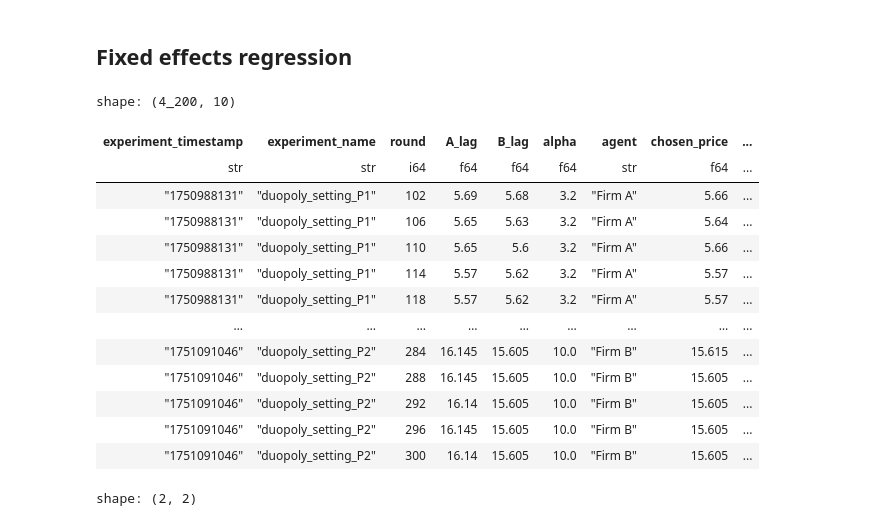
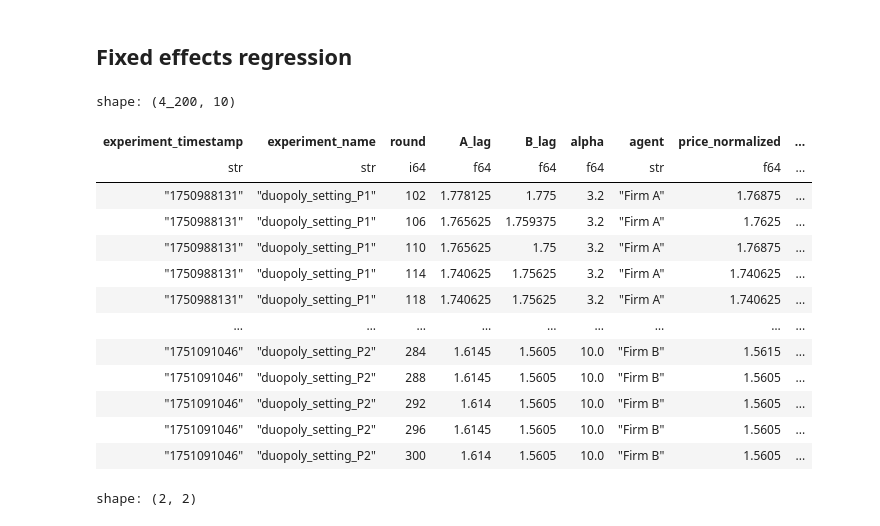
Before and after one commit to luciasauer/algorithmic_pricing_llms, a Jupyter notebook: notebooks/results_duopoly_juli.ipynb, the cells around one changed output. Drawn from its saved outputs; the diff is of its cells as text; code cells hidden in the pictures.

Commit message:
duopoly results regression

```diff
--- a/notebooks/results_duopoly_juli.ipynb
+++ b/notebooks/results_duopoly_juli.ipynb
@@ -43,7 +43,10 @@ shape: (50_400, 40)
 # Symmetric
 ---
 # %%
-df_sym = df_duopoly.filter(df_duopoly["is_symmetric"] == True)
+df_sym = df_duopoly.filter(df_duopoly["is_symmetric"]).with_columns(
+    (pl.col("chosen_price") / pl.col("alpha")).alias("price_normalized"),
+    (pl.col("profit") / pl.col("alpha")).alias("profit_normalized"),
+)
 # %% [markdown]
 ## Fixed effects regression
 # %%
@@ -53,7 +56,7 @@ df_fe = df_sym.select(
         "experiment_name",
         "round",
         "agent",
-        "chosen_price",
+        "price_normalized",
         "alpha",
     ]
 )
@@ -64,7 +67,7 @@ df_fe = df_fe.sort(
 
 df_fe = df_fe.with_columns(
     [
-        pl.col("chosen_price")
+        pl.col("price_normalized")
         .shift(1)
         .over(["experiment_timestamp", "experiment_name", "agent"])
         .alias("price_lag_own")
@@ -73,7 +76,7 @@ df_fe = df_fe.with_columns(
 
 # Get competitor's price by reshaping the table (pivot)
 df_fe_pivot = df_fe.pivot(
-    values="chosen_price",
+    values="price_normalized",
     index=["experiment_timestamp", "experiment_name", "round", "alpha"],
     on="agent",
 )
@@ -94,7 +97,7 @@ df_fe_long = df_fe_pivot.unpivot(
         "alpha",
     ],
     variable_name="agent",
-    value_name="chosen_price",
+    value_name="price_normalized",
 )
 
 # Map competitor lag price
@@ -119,46 +122,46 @@ df_fe_long = df_fe_long.with_columns(
 
 # Also map own lag price
 df_fe_long = df_fe_long.with_columns(
     [
         pl.when(pl.col("agent") == "Firm A")
         .then(pl.col("A_lag"))
         .otherwise(pl.col("B_lag"))
         .alias("price_lag_own")
     ]
 )
 
 # Filter only disjoint periods: rounds 2, 4, 6, 8, etc.
 df_fe_final = df_fe_long.filter(pl.col("round") % 2 == 0)
 
 # Keep only 100 - 300 rounds (for convergence reasons)
 df_fe_final = df_fe_final.filter(df_fe_final["round"] > 100)
 
 # Define which agent to keep based on round number
 df_fe_final = df_fe_final.filter(
     (
         ((pl.col("round") % 4 == 2) & (pl.col("agent") == "Firm A"))
         | ((pl.col("round") % 4 == 0) & (pl.col("agent") == "Firm B"))
     )
 )
 
 df_fe_final = df_fe_final.sort(["experiment_timestamp", "alpha", "agent", "round"])
 
 df_fe_final
 # %% [output]
 shape: (4_200, 10)
-| experiment_timestamp | experiment_name | round | A_lag | B_lag | alpha | agent | chosen_price | ... |
+| experiment_timestamp | experiment_name | round | A_lag | B_lag | alpha | agent | price_normalized | ... |
 | str | str | i64 | f64 | f64 | f64 | str | f64 | ... |
-| "1750988131" | "duopoly_setting_P1" | 102 | 5.69 | 5.68 | 3.2 | "Firm A" | 5.66 | ... |
-| "1750988131" | "duopoly_setting_P1" | 106 | 5.65 | 5.63 | 3.2 | "Firm A" | 5.64 | ... |
-| "1750988131" | "duopoly_setting_P1" | 110 | 5.65 | 5.6 | 3.2 | "Firm A" | 5.66 | ... |
-| "1750988131" | "duopoly_setting_P1" | 114 | 5.57 | 5.62 | 3.2 | "Firm A" | 5.57 | ... |
-| "1750988131" | "duopoly_setting_P1" | 118 | 5.57 | 5.62 | 3.2 | "Firm A" | 5.57 | ... |
+| "1750988131" | "duopoly_setting_P1" | 102 | 1.778125 | 1.775 | 3.2 | "Firm A" | 1.76875 | ... |
+| "1750988131" | "duopoly_setting_P1" | 106 | 1.765625 | 1.759375 | 3.2 | "Firm A" | 1.7625 | ... |
+| "1750988131" | "duopoly_setting_P1" | 110 | 1.765625 | 1.75 | 3.2 | "Firm A" | 1.76875 | ... |
+| "1750988131" | "duopoly_setting_P1" | 114 | 1.740625 | 1.75625 | 3.2 | "Firm A" | 1.740625 | ... |
+| "1750988131" | "duopoly_setting_P1" | 118 | 1.740625 | 1.75625 | 3.2 | "Firm A" | 1.740625 | ... |
 | … | … | … | … | … | … | … | … | ... |
-| "1751091046" | "duopoly_setting_P2" | 284 | 16.145 | 15.605 | 10.0 | "Firm B" | 15.615 | ... |
-| "1751091046" | "duopoly_setting_P2" | 288 | 16.145 | 15.605 | 10.0 | "Firm B" | 15.605 | ... |
-| "1751091046" | "duopoly_setting_P2" | 292 | 16.14 | 15.605 | 10.0 | "Firm B" | 15.605 | ... |
-| "1751091046" | "duopoly_setting_P2" | 296 | 16.145 | 15.605 | 10.0 | "Firm B" | 15.605 | ... |
-| "1751091046" | "duopoly_setting_P2" | 300 | 16.14 | 15.605 | 10.0 | "Firm B" | 15.605 | ... |
+| "1751091046" | "duopoly_setting_P2" | 284 | 1.6145 | 1.5605 | 10.0 | "Firm B" | 1.5615 | ... |
+| "1751091046" | "duopoly_setting_P2" | 288 | 1.6145 | 1.5605 | 10.0 | "Firm B" | 1.5605 | ... |
+| "1751091046" | "duopoly_setting_P2" | 292 | 1.614 | 1.5605 | 10.0 | "Firm B" | 1.5605 | ... |
+| "1751091046" | "duopoly_setting_P2" | 296 | 1.6145 | 1.5605 | 10.0 | "Firm B" | 1.5605 | ... |
+| "1751091046" | "duopoly_setting_P2" | 300 | 1.614 | 1.5605 | 10.0 | "Firm B" | 1.5605 | ... |
 # %%
 df_fe_final["experiment_name"].value_counts()
 # %% [output]
```
Also changed, not shown: parts of 6 cells of this notebook.
